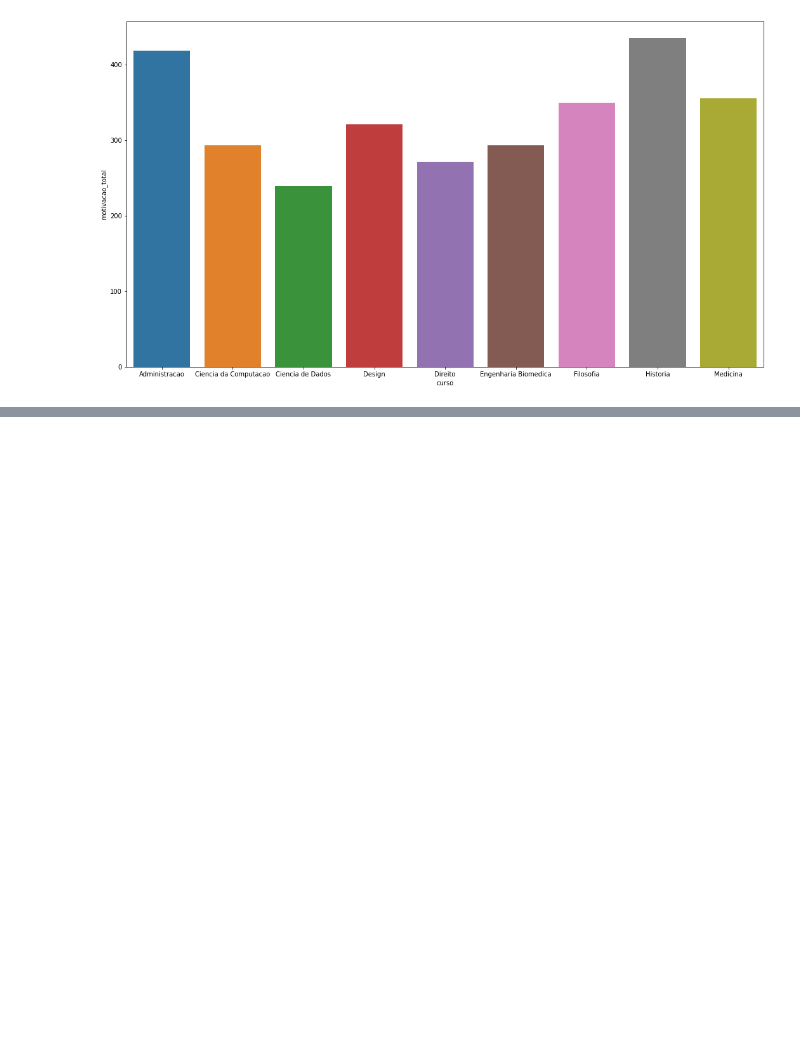
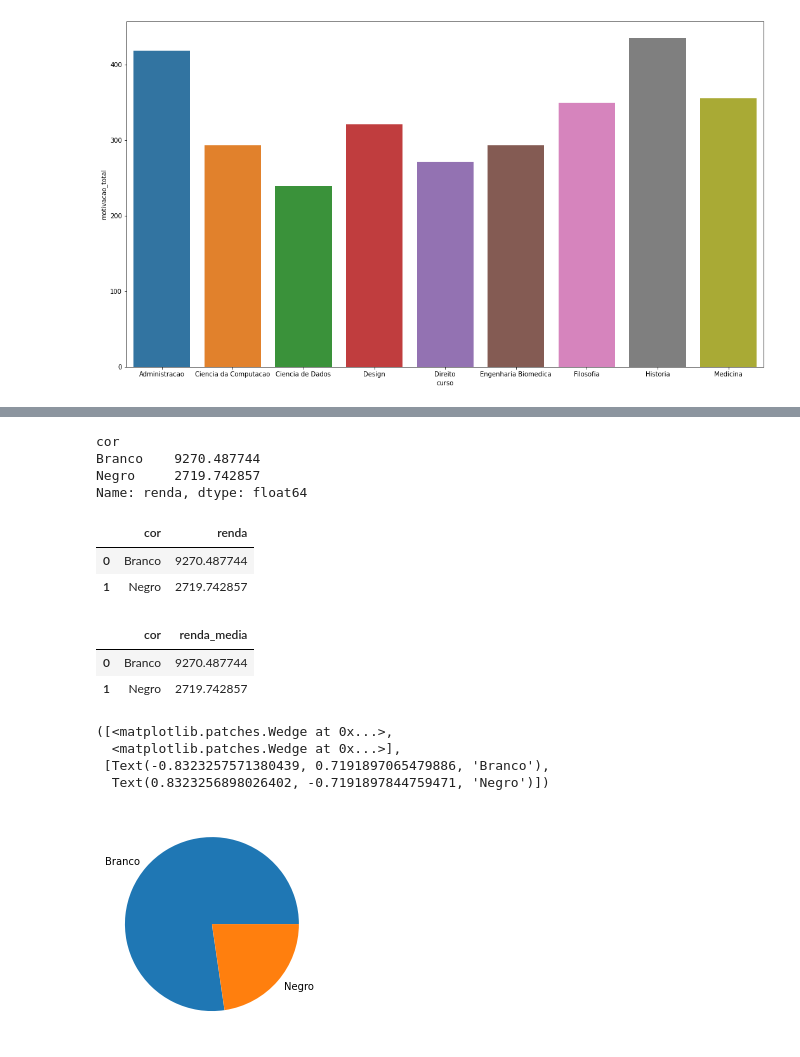
Before and after one commit to gabrielcn/Data-Science, a Jupyter notebook: projeto_piloto.ipynb, the cells around one changed output, grey strips where cells are left out. Cells and saved outputs as stored; diff of their text form; code cells hidden in the pictures; blank space fills up the shorter version.

```diff
--- a/projeto_piloto.ipynb
+++ b/projeto_piloto.ipynb
@@ -422,0 +447,4 @@ sns.barplot(x="curso", y="motivacao_total", data = motivacao_geral_por_curso)
+# %%
+#Substitui valores da coluna por condição em pandas
+tabela.loc[tabela.escola==1, "escola"]="Publica"
+tabela.loc[tabela.escola==2, "escola"]="Privada"
@@ -422,0 +486,34 @@ sns.barplot(x="curso", y="motivacao_total", data = motivacao_geral_por_curso)
+# %%
+renda_media_brancos_e_negros = tabela.groupby("cor").mean()["renda"] # Calcula a media (mean) de brancos e negros na coluna renda agrupando (groupby) pela coluna "cor"
+# %%
+renda_media_brancos_e_negros
+# %% [output]
+cor
+Branco    9270.487744
+Negro     2719.742857
+Name: renda, dtype: float64
+# %%
+renda_media_brancos_e_negros = renda_media_brancos_e_negros.to_frame().reset_index() #to_frame transfroma em DataFrame
+# %%
+renda_media_brancos_e_negros
+# %% [output]
+|  | cor | renda |
+| 0 | Branco | 9270.487744 |
+| 1 | Negro | 2719.742857 |
+# %%
+renda_media_brancos_e_negros.columns = ["cor", "renda_media"]
+# %%
+renda_media_brancos_e_negros
+# %% [output]
+|  | cor | renda_media |
+| 0 | Branco | 9270.487744 |
+| 1 | Negro | 2719.742857 |
+# %%
+plt.pie(renda_media_brancos_e_negros["renda_media"], labels = renda_media_brancos_e_negros["cor"]) #Gráfico de pizza usando o matplotlib plt
+#Porém, nesse caso, não é recomendado usar um gráfico de pizza
+# %% [output]
+([<matplotlib.patches.Wedge at 0x...>,
+  <matplotlib.patches.Wedge at 0x...>],
+ [Text(-0.8323257571380439, 0.7191897065479886, 'Branco'),
+  Text(0.8323256898026402, -0.7191897844759471, 'Negro')])
+[figure, added]
```
Also changed, not shown: parts of 37 cells of this notebook.
